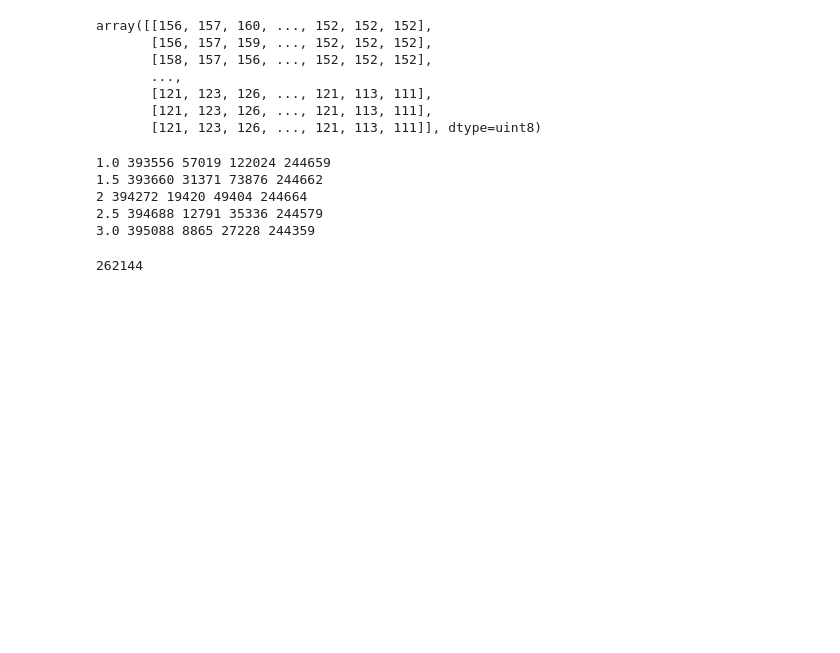
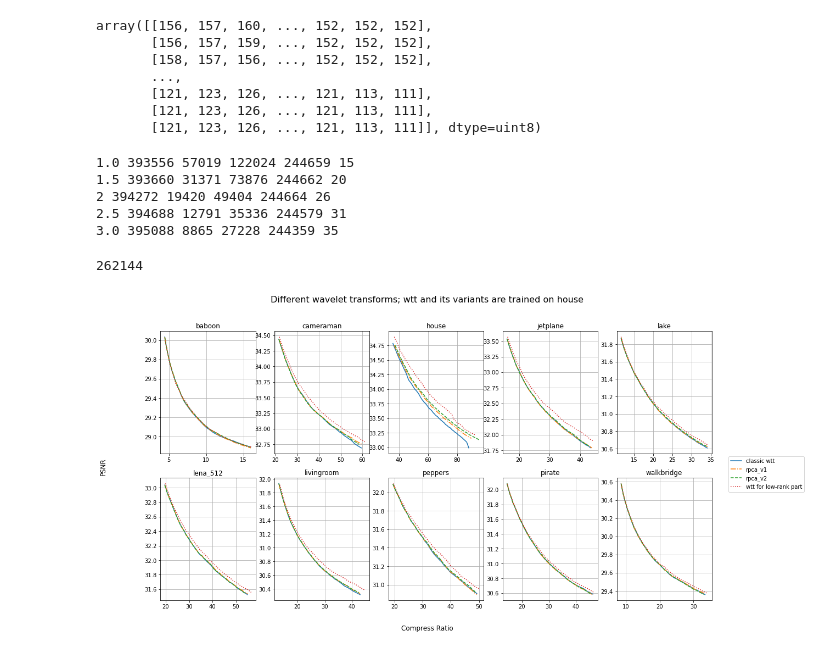
Before and after one commit to d1kolyadin/AMI_diploma, a Jupyter notebook: final tests.ipynb, the cells around one changed output. Saved outputs shown, nothing was run; the diff lists cells and outputs as text; code cells hidden in the pictures; blank space fills up the shorter version.

```diff
--- a/final tests.ipynb
+++ b/final tests.ipynb
@@ -139,14 +139,15 @@ for l in lambda_scales:
 
     coeffs = wtt.wtt_apply(vector, d, filters, vector_modes, true_ranks)
     lcn = (np.abs(coeffs) > eps).sum()
+    sum_ranks = np.sum(true_ranks)
 
-    print(l, sSize, sNnz, usNnz, lcn)
+    print(l, sSize, sNnz, usNnz, lcn, sum_ranks)
 # %% [output]
-1.0 393556 57019 122024 244659
-1.5 393660 31371 73876 244662
-2 394272 19420 49404 244664
-2.5 394688 12791 35336 244579
-3.0 395088 8865 27228 244359
+1.0 393556 57019 122024 244659 15
+1.5 393660 31371 73876 244662 20
+2 394272 19420 49404 244664 26
+2.5 394688 12791 35336 244579 31
+3.0 395088 8865 27228 244359 35
 # %%
 coeffs.size
 # %% [output]
@@ -153,0 +267,41 @@ coeffs.size
+# %%
+eps = 5e-1
+lambda_scale=1.5
+# %%
+orig = 2
+CR, PSNR = experiment(orig, eps, lambda_scale)
+# %%
+def plot_results(original_num, CR, PSNR, window=(0,199), logscales=False, shape=None, noisy=False):
+    nrows, ncols = 2, 5
+    fig, ax = plt.subplots(nrows, ncols, figsize=(18, 9))
+    cnt = 0
+    db_names = []
+    alg_names = db_names + ['classic wtt', 'rpca_v1', 'rpca_v2', 'wtt for low-rank part']
+    name = ''
+    for x in data:
+        if cnt == original_num:
+            name = x
+
+        c1, c2 = cnt // ncols, cnt % ncols
+        for i in range(len(alg_names)):
+            #if i in algs_to_plot:
+            s = '-' if shape is None else shape[i]
+            ax[c1, c2].plot(CR[cnt][i][window[0]:window[1]], PSNR[cnt][i][window[0]:window[1]], s, label=alg_names[i])
+        if logscales:
+            ax[c1, c2].set_xscale('log')
+            ax[c1, c2].set_yscale('log')
+        ax[c1, c2].set_title(x)
+        ax[c1, c2].grid()
+        cnt += 1
+    if noisy is True:
+        fig.suptitle('Different wavelet transforms; wtt and its variants are trained on noisyfied ' + name, fontsize=16)
+    else:
+        fig.suptitle('Different wavelet transforms; wtt and its variants are trained on ' + name, fontsize=16)
+    fig.text(0.5, 0.04, "Compress Ratio", fontsize=12, color='black', ha='center')
+    fig.text(0.04, 0.5, "PSNR", fontsize=12, color='black', va='center', rotation='vertical')
+    plt.legend(bbox_to_anchor=(2, 1.2))
+    plt.show()
+# %%
+plot_results(orig, CR, PSNR, window=[60, 140], shape=['-','-.','--',':'])
+# %% [output]
+[figure, added]
```
Also changed, not shown: parts of 7 cells of this notebook.
